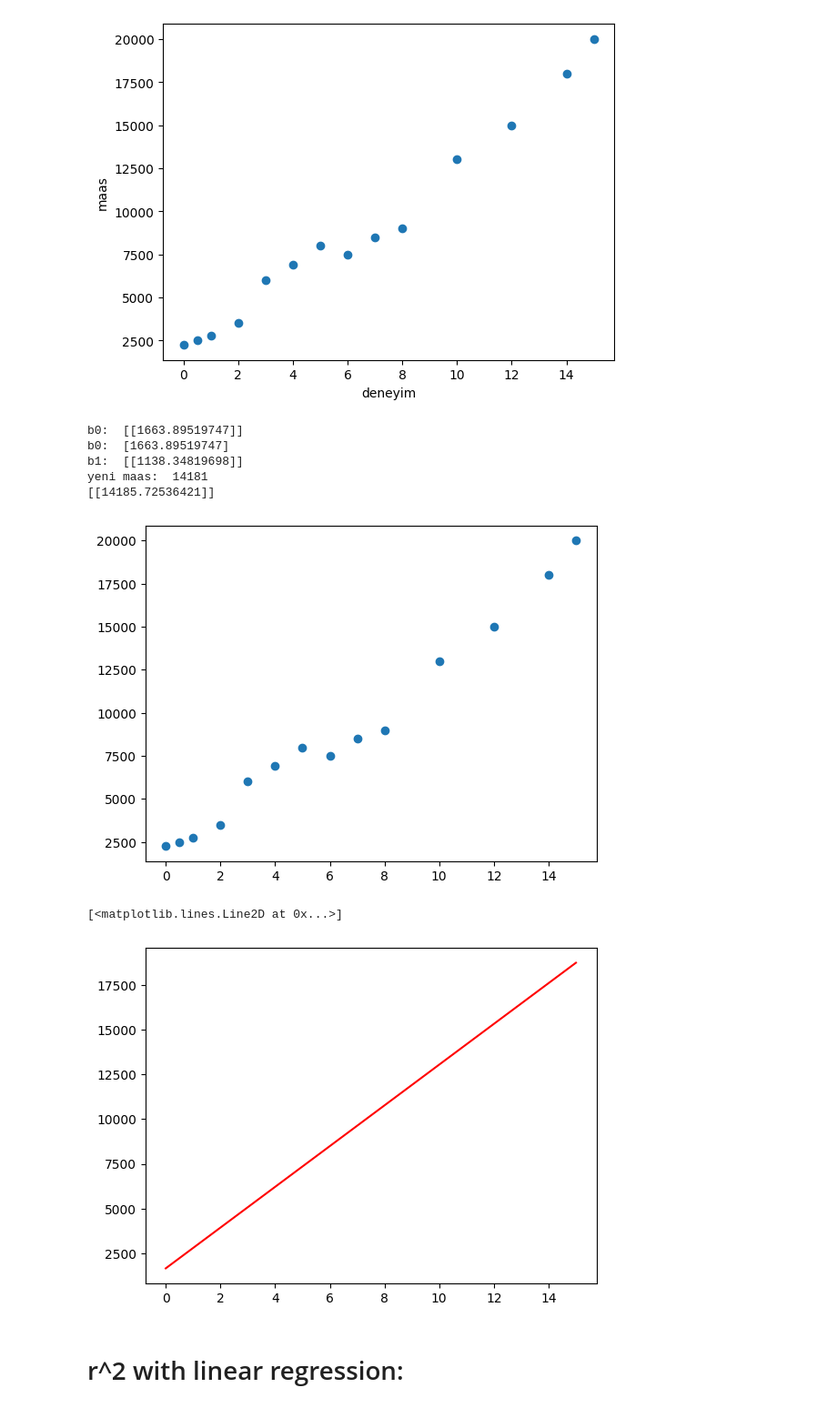
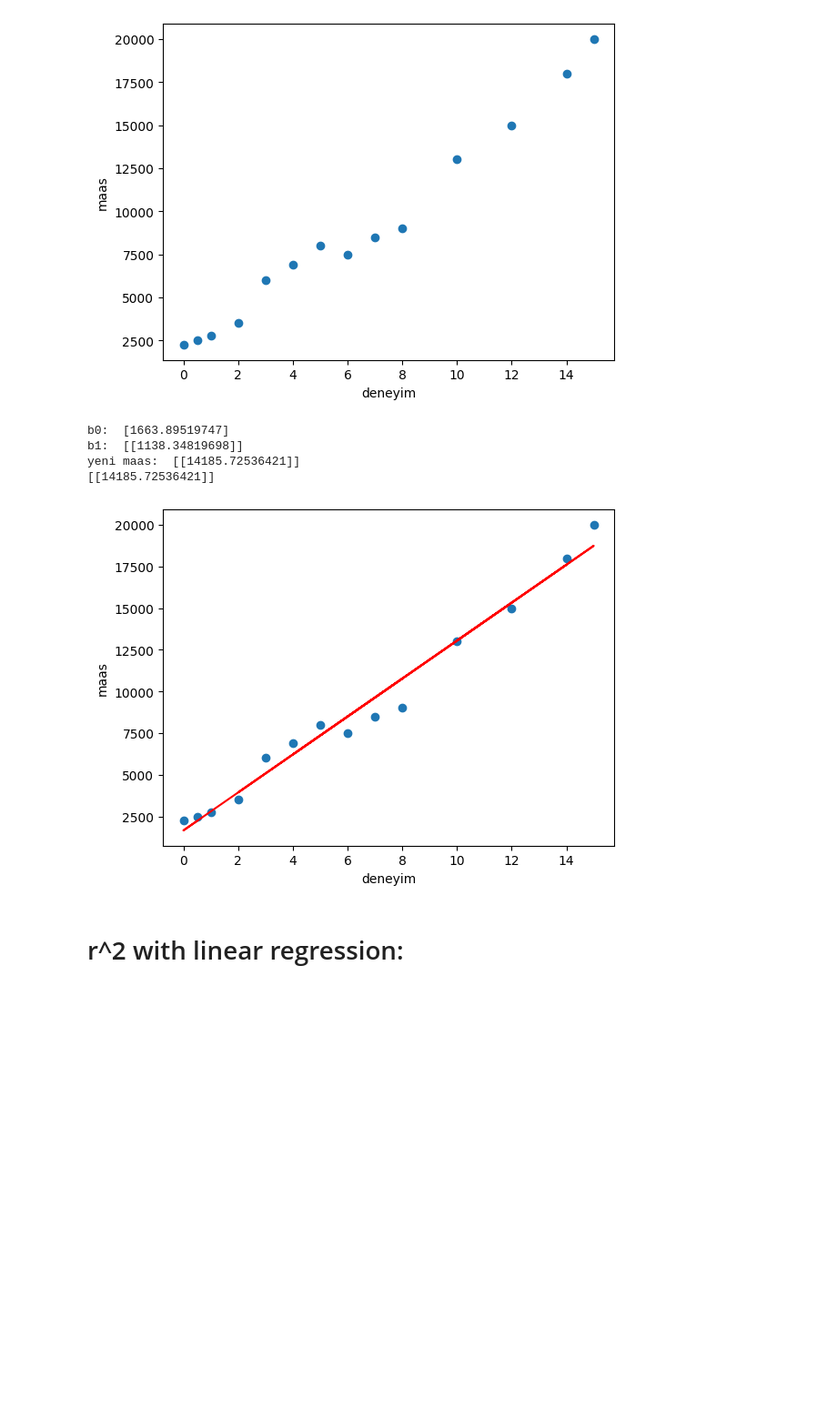
Before and after one commit to burcuuluag/python_projects, a Jupyter notebook: linear_regression/main.ipynb, the cells around one changed output. Shown at 91% size. Saved outputs shown, nothing was run; the diff lists cells and outputs as text; code cells hidden in the pictures; blank space fills up the shorter version.

Commit message:
Fixed the error in the linear regression graph.

```diff
--- a/linear_regression/main.ipynb
+++ b/linear_regression/main.ipynb
@@ -11,60 +11,45 @@ plt.show()
 # %% [output]
 [figure]
 # %%
-#sklearn
 from sklearn.linear_model import LinearRegression
 import numpy as np
 
 linear_reg = LinearRegression()
 
-#.values ile numpy array'ına çeviriyoruz. <class 'numpy.ndarray'> şekline getiriyoruz.
-#values yazmazsak tipi <class 'pandas.core.series.Series'> olacaktı
-#x.reshape yazmadığımızda (14,) döndürür bu yüzden reshape kullanıyoruz.
+# verileri numpy array'ına çeviriyoruz. values yazmazsak tipi <class 'pandas.core.series.Series'> olacaktı
 x = df.deneyim.values.reshape(-1, 1)
 y = df.maas.values.reshape(-1, 1)
-#print(type(x))
-#print(type(y))
 
-linear_reg.fit(x,y)
+# modeli eğitiyoruz
+linear_reg.fit(x, y)
 
-#prediction, array([[1663.89519747]]) değerini verdi. bu bizim b0'ımız oluyor. yani line'ın y eksenini kestiği noktayı verir.
-b0 = linear_reg.predict([[0]])
-print('b0: ' , b0)  #y eksenini kestiği nokta (intercept)
+# y eksenini kestiği nokta (intercept)
+b0 = linear_reg.intercept_
+print('b0: ', b0)
 
-b0 = linear_reg.intercept_
-print('b0: ' , b0)
+# eğim (slope)
+b1 = linear_reg.coef_
+print('b1: ', b1)
 
-b1 = linear_reg.coef_
-print('b1: ', b1)  #eğim(slope)
-
-#maas = 1663 + 1138*deneyim
-
-maas_yeni = 1663 + 1138*(11)
+# yeni bir veri için tahmin yapma
+maas_yeni = b0 + b1*11
 print("yeni maas: ", maas_yeni)
 
-#veya,
-
+# veya
 print(linear_reg.predict([[11]]))
 
-#visualize line:
-array = np.array([0,1,2,3,4,5,6,7,8,9,10,11,12,13,14,15]).reshape(-1, 1)
-
-plt.scatter(x,y)
+# regresyon doğrusunu çizdirme
+plt.scatter(x, y)
+plt.plot(x, linear_reg.predict(x), color='red')
+plt.xlabel('deneyim')
+plt.ylabel('maas')
 plt.show()
-
-
-y_head = linear_reg.predict(array)
-
-plt.plot(array, y_head, color="red")
 # %% [output]
-b0:  [[1663.89519747]]
 b0:  [1663.89519747]
 b1:  [[1138.34819698]]
-yeni maas:  14181
+yeni maas:  [[14185.72536421]]
 [[14185.72536421]]
-[figure, old version]
+[figure, new version]
-[<matplotlib.lines.Line2D at 0x...>]
-[figure, removed]
 # %% [markdown]
 # r^2 with linear regression:
 # %%
```
